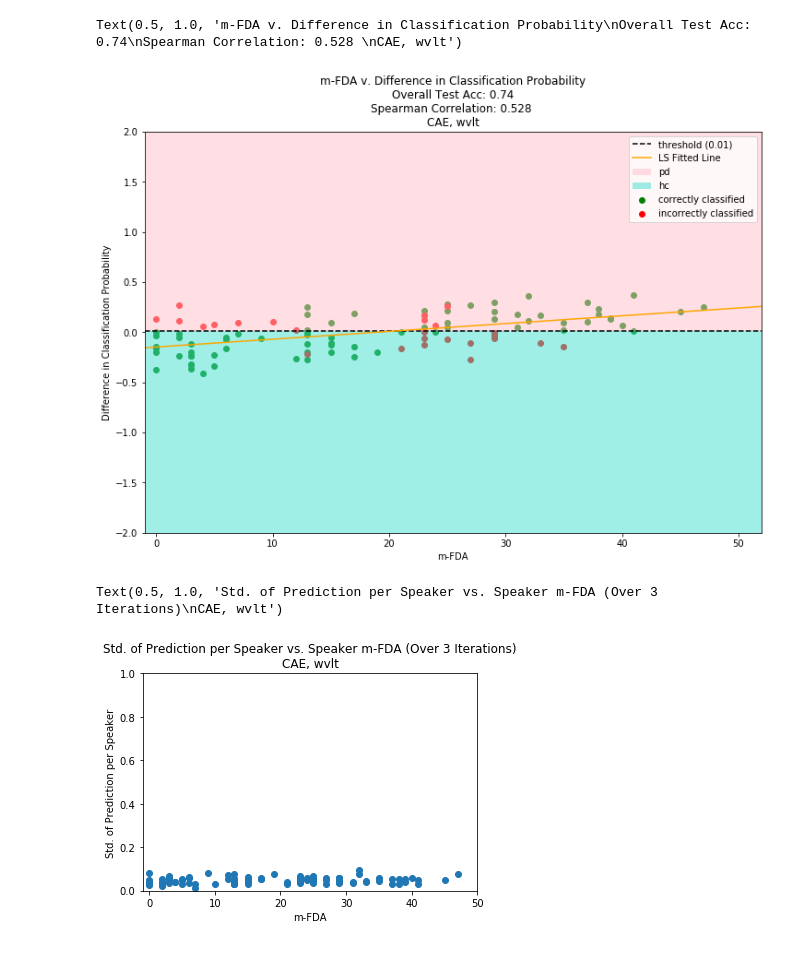
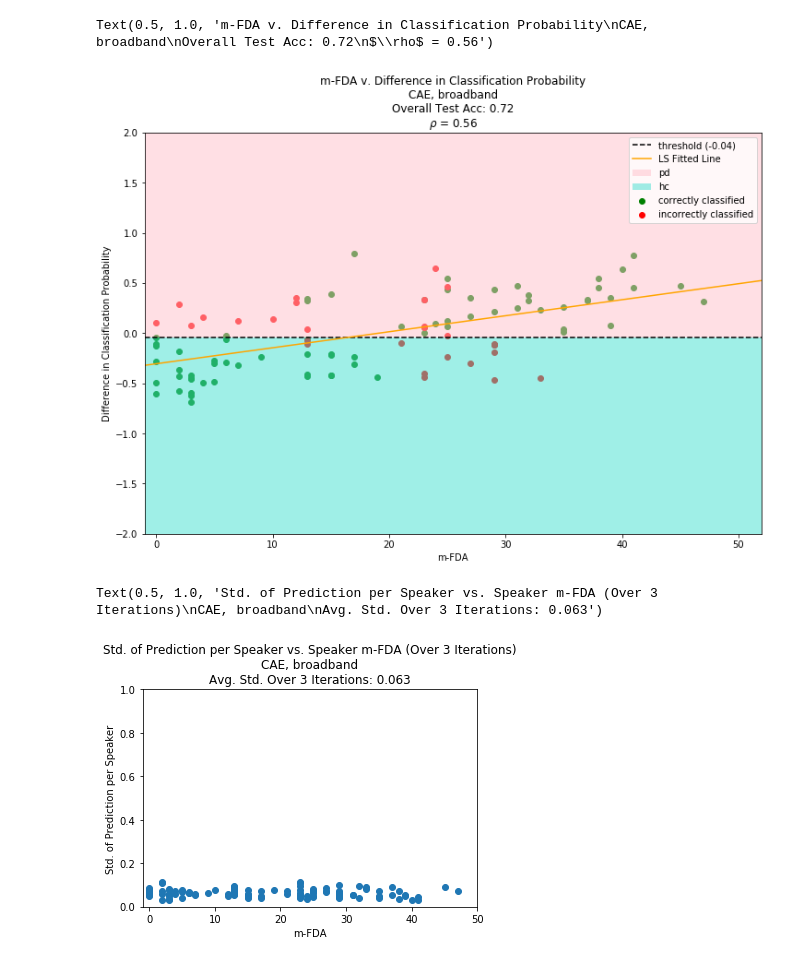
Before and after one commit to gjm311/aeternaSpeech, a Jupyter notebook: code/speechRepAnalysis/view_classRes_svm.ipynb, the cells around one changed output. Drawn from its saved outputs; the diff is of its cells as text; code cells hidden in the pictures.

```diff
--- a/code/speechRepAnalysis/view_classRes_svm.ipynb
+++ b/code/speechRepAnalysis/view_classRes_svm.ipynb
@@ -27,7 +27,7 @@ import joblib
 PATH=os.getcwd()
 
 mod="CAE"
-rep='wvlt'
+rep='broadband'
 aggResultsPath=PATH+"/pdSpanish/classResults/svm/"+mod+'_'+rep+'_aggResults.pkl'
 aggResults=pd.read_pickle(aggResultsPath)
 # results_path=PATH+"/pdSpanish/classResults/svm/"+mod+'_'+rep+'Results.pkl'
@@ -75,17 +65,20 @@ aggResults
 num_itrs=max(aggResults['Data']['bin_class'].keys())+1
 sdAggResults=np.zeros((100,num_itrs,aggResults['Data']['bin_class'][0][0].shape[0],aggResults['Data']['bin_class'][0][0].shape[1]))
 avgAggResults={spk:{num[i]:[] for num in zip(range(50),range(50,100))} for i,spk in enumerate(['pd','hc'])}
+mfdaResults=np.zeros(100)
 
 for j in range(num_itrs):
     for i in range(100):
         sdAggResults[i,j,:,:]=aggResults['Data']['bin_class'][j][i]
 
         if j==0:
+            mfdaResults[i]=np.median(list(aggResults['Data']['mFDA_spear_corr'][j][i].values()))*(1/num_itrs)
             if i<50:
                 avgAggResults['pd'][i]=aggResults['Data']['bin_class'][j][i]*(1/num_itrs)
             else:
                 avgAggResults['hc'][i]=aggResults['Data']['bin_class'][j][i]*(1/num_itrs)
         else:
+            mfdaResults[i]+=np.median(list(aggResults['Data']['mFDA_spear_corr'][j][i].values()))*(1/num_itrs)
             if i<50:
                 avgAggResults['pd'][i]+=aggResults['Data']['bin_class'][j][i]*(1/num_itrs)
             else:
@@ -97,23 +90,19 @@ y_score_curr=y_score
 y_test=np.zeros((100,2))
 y_test_curr=y_test
 max_acc=0
-if 'late' in rep:
-    opt_thresh=0
-else:
-    opt_thresh=aggResults['Data']['opt_thresh']
-
+thresh=-0.04
 for i in range(100):
     if i<50:
         y_score[i,:]=np.median(avgAggResults['pd'][i][:,0]),np.median(avgAggResults['pd'][i][:,1])
         y_test[i,:]=np.vstack((np.zeros(1),np.ones(1))).T
         spk_diff=y_score[i,1]-y_score[i,0]
-        if spk_diff>opt_thresh:
+        if spk_diff>thresh:
             test_acc+=1
     else:
         y_score[i,:]=np.median(avgAggResults['hc'][i][:,0]),np.median(avgAggResults['hc'][i][:,1])
         y_test[i,:]=np.vstack((np.ones(1),np.zeros(1))).T
         spk_diff=y_score[i,1]-y_score[i,0]
-        if spk_diff<opt_thresh:
+        if spk_diff<thresh:
             test_acc+=1
 # %%
 # """Plots predicted probability of correct class. (ostensibly, greater than 0.5 implies correct class.)"""
@@ -142,34 +131,36 @@ correct_idx=np.concatenate((np.where((y_score[0:50,0]-y_score[0:50,1])<0)[0],np.
 incorrect_idx=np.concatenate((np.where((y_score[0:50,0]-y_score[0:50,1])>0)[0],np.where((y_score[50:,0]-y_score[50:,1])<0)[0]+50))
 plt.scatter(mfdas[correct_idx],(y_score[:,1]-y_score[:,0])[correct_idx],c='g' )
 plt.scatter(mfdas[incorrect_idx],(y_score[:,1]-y_score[:,0])[incorrect_idx],c='r' )
-plt.axhline(y=opt_thresh, color='black', linestyle='--',label="optimal threshold")
+plt.axhline(y=thresh, color='black', linestyle='--',label="threshold")
 plt.plot(x_lin_reg,predict(x_lin_reg), color='orange')
-plt.axhspan(opt_thresh, 2, color='pink', alpha=0.5, lw=0)
-plt.axhspan(-2, opt_thresh, color='turquoise', alpha=0.5, lw=0)
-plt.legend(['threshold ('+str(opt_thresh)+')','LS Fitted Line', 'pd', 'hc', 'correctly classified', 'incorrectly classified'])
+plt.axhspan(thresh, 2, color='pink', alpha=0.5, lw=0)
+plt.axhspan(-2, thresh, color='turquoise', alpha=0.5, lw=0)
+plt.legend(['threshold ('+str(thresh)+')','LS Fitted Line', 'pd', 'hc', 'correctly classified', 'incorrectly classified'])
 plt.xlim([-1,52])
 plt.ylim([-2,2])
 plt.xlabel('m-FDA')
 plt.ylabel('Difference in Classification Probability')
-plt.title('m-FDA v. Difference in Classification Probability\nOverall Test Acc: '+str(correct_idx.shape[0]/100)+'\nSpearman Correlation: '+str(np.round(cor[0],3)) +' \n'+mod+", "+rep)
+plt.title('m-FDA v. Difference in Classification Probability\n'+mod+", "+rep+'\nOverall Test Acc: '+str(correct_idx.shape[0]/100)+'\n'+r'$\rho$'+ " = "+str(np.round(cor[0],3)))
 # %% [output]
-Text(0.5, 1.0, 'm-FDA v. Difference in Classification Probability\nOverall Test Acc: 0.74\nSpearman Correlation: 0.528 \nCAE, wvlt')
+Text(0.5, 1.0, 'm-FDA v. Difference in Classification Probability\nCAE, broadband\nOverall Test Acc: 0.72\n$\\rho$ = 0.56')
-[figure, old version]
+[figure, new version]
 # %%
 """Takes standard deviation across multiple iterations of classification probabilites and then averaged over each utterance"""
 spk_avg_var=np.zeros(100)
 for i in range(100):
     spk_avg_var[i]=np.mean(np.std(sdAggResults[i],axis=0))
 
+mean_var=np.mean(spk_avg_var)
+
 plt.scatter(mfdas,spk_avg_var)
 plt.xlim([-1,50])
 plt.ylim([-.001,1])
 plt.xlabel('m-FDA')
 plt.ylabel('Std. of Prediction per Speaker')
-plt.title('Std. of Prediction per Speaker vs. Speaker m-FDA (Over '+str(num_itrs)+' Iterations)\n'+mod+", "+rep)
+plt.title('Std. of Prediction per Speaker vs. Speaker m-FDA (Over '+str(num_itrs)+' Iterations)\n'+mod+", "+rep+"\nAvg. Std. Over "+str(num_itrs)+" Iterations: "+ str(np.round(mean_var,3)))
 # %% [output]
-Text(0.5, 1.0, 'Std. of Prediction per Speaker vs. Speaker m-FDA (Over 3 Iterations)\nCAE, wvlt')
+Text(0.5, 1.0, 'Std. of Prediction per Speaker vs. Speaker m-FDA (Over 3 Iterations)\nCAE, broadband\nAvg. Std. Over 3 Iterations: 0.063')
-[figure, old version]
+[figure, new version]
 # %%
 """Looking at the ROC for a given classifier for a given patient and corresponding AUC."""
 fpr=dict()
```
Also changed, not shown: parts of 8 cells of this notebook, 15 other files.
